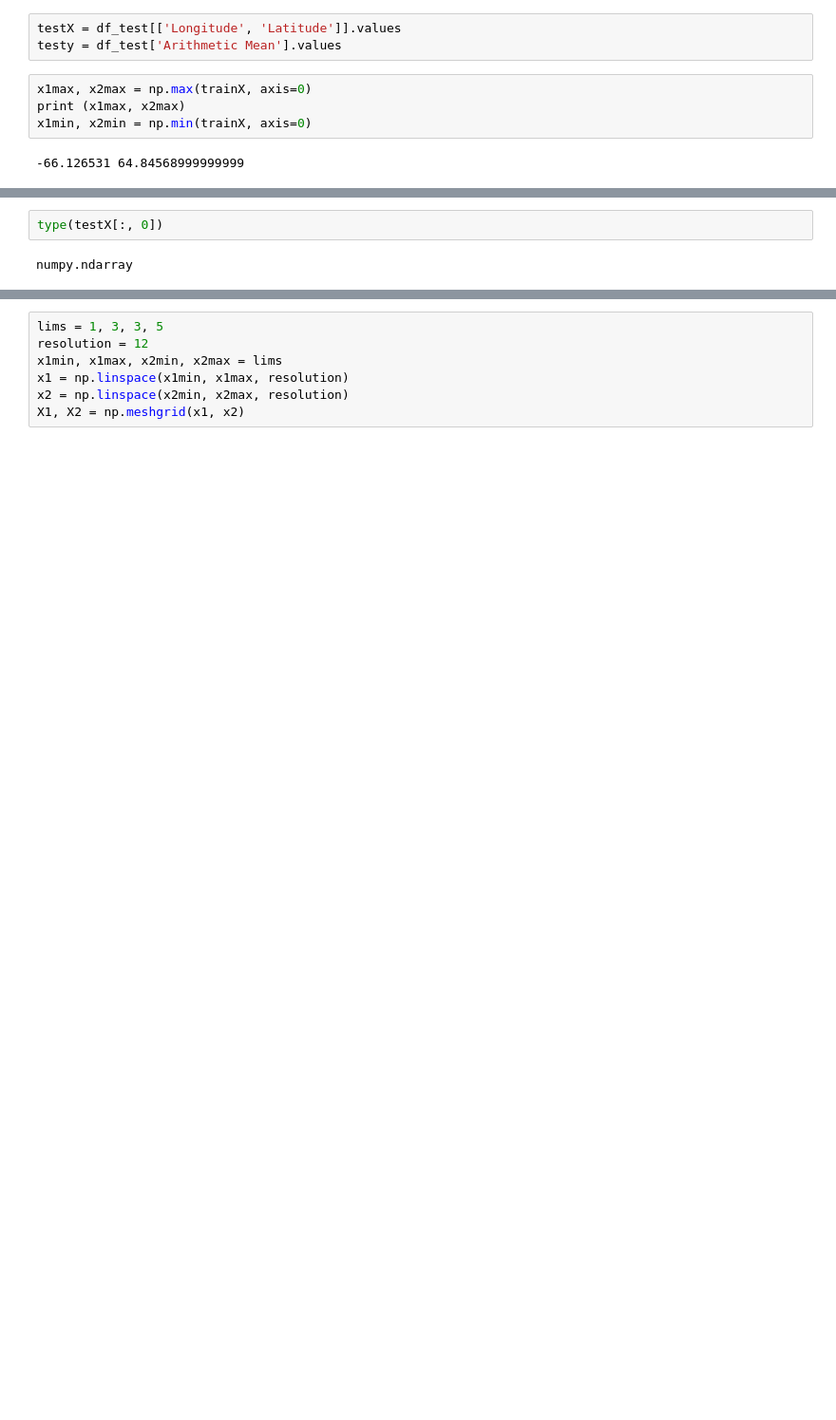
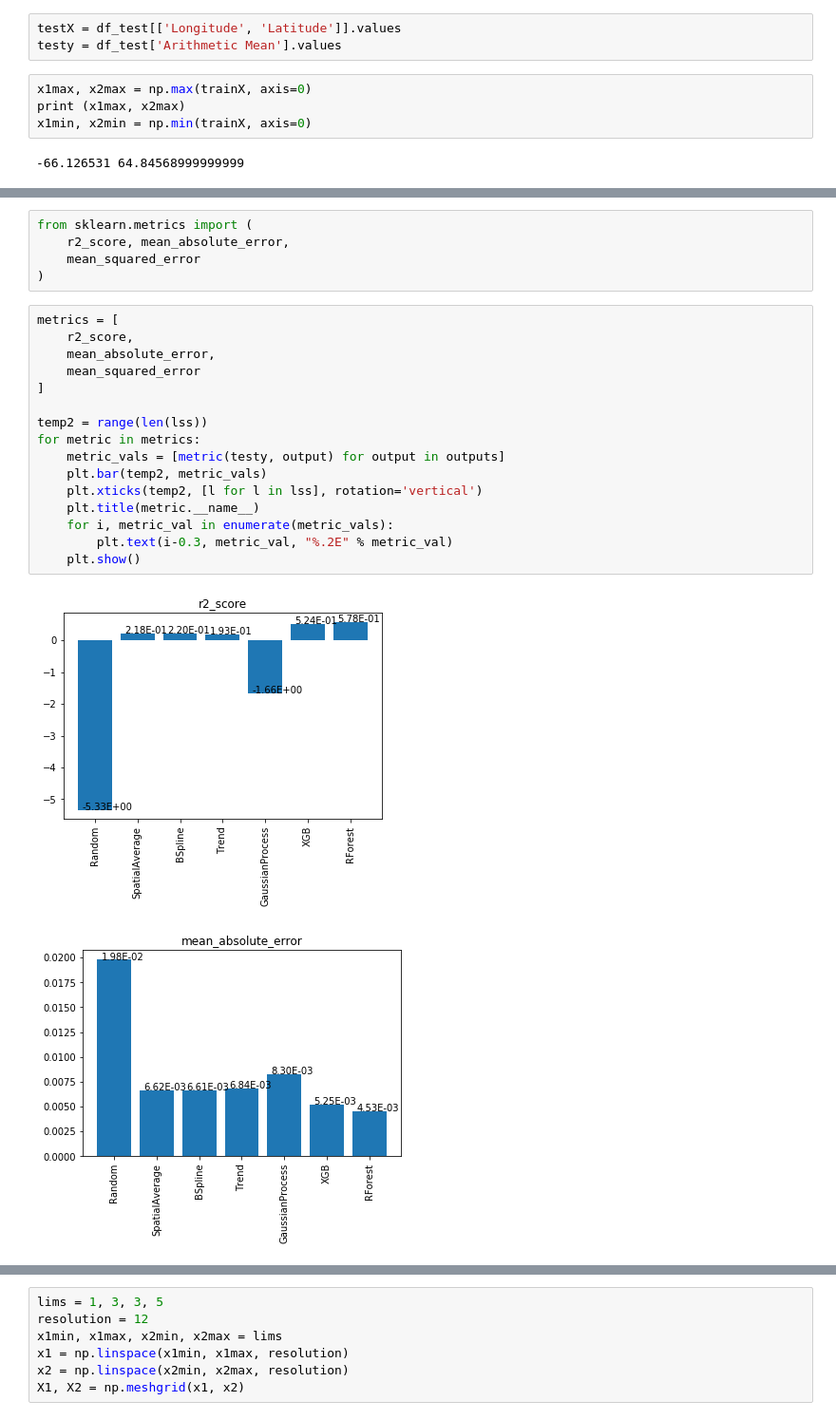
Before and after one commit to sustainability-lab/polire, a Jupyter notebook: examples/air_dat.ipynb, the cells around one changed output, grey strips where cells are left out. Shown at 95% size. Cells and saved outputs as stored; diff of their text form; blank space fills up the shorter version.

```diff
--- a/examples/air_dat.ipynb
+++ b/examples/air_dat.ipynb
@@ -137,4 +157,24 @@ for r in lss:
-# %%
-type(testX[:, 0])
-# %% [output]
-numpy.ndarray
+# %%
+from sklearn.metrics import (
+    r2_score, mean_absolute_error,
+    mean_squared_error
+)
+# %%
+metrics = [
+    r2_score,
+    mean_absolute_error,
+    mean_squared_error
+]
+
+temp2 = range(len(lss))
+for metric in metrics:
+    metric_vals = [metric(testy, output) for output in outputs]
+    plt.bar(temp2, metric_vals)
+    plt.xticks(temp2, [l for l in lss], rotation='vertical')
+    plt.title(metric.__name__)
+    for i, metric_val in enumerate(metric_vals):
+        plt.text(i-0.3, metric_val, "%.2E" % metric_val)
+    plt.show()
+# %% [output]
+[figure, added]
+[figure, added]
```
Also changed, not shown: parts of 13 cells of this notebook.
